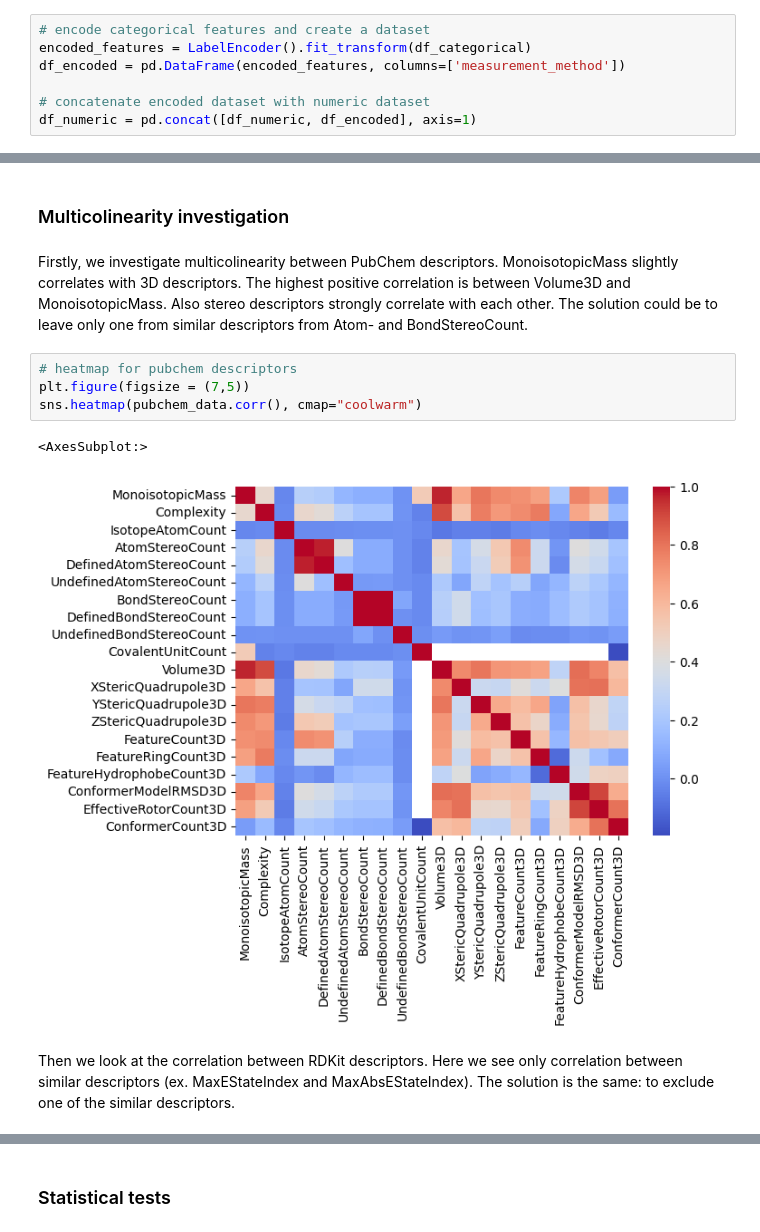
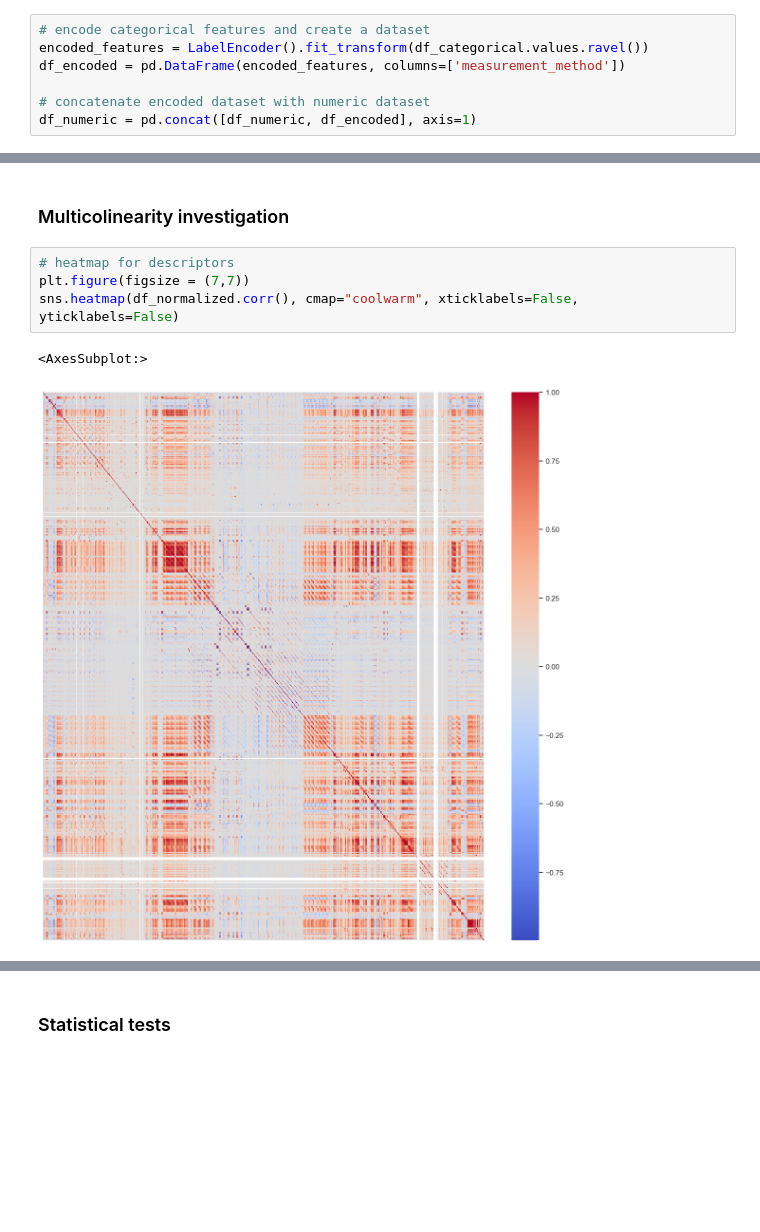
Before and after one commit to AsyaOrlova/ChemAlgorithmsCourse, a Jupyter notebook: homeworks.ipynb, the cells around one changed output, grey strips where cells are left out. Cells and saved outputs as stored; diff of their text form; blank space fills up the shorter version.

```diff
--- a/homeworks.ipynb
+++ b/homeworks.ipynb
@@ -532,7 +532,7 @@ df_numeric = df.drop(['index', 'DOI', 'Date', 'Journal', 'Title', 'Name', 'speci
 df_categorical = pd.DataFrame(df['measurement_method'])
 # %%
 # encode categorical features and create a dataset
-encoded_features = LabelEncoder().fit_transform(df_categorical)
+encoded_features = LabelEncoder().fit_transform(df_categorical.values.ravel())
 df_encoded = pd.DataFrame(encoded_features, columns=['measurement_method'])
 
 # concatenate encoded dataset with numeric dataset
@@ -680,14 +637,10 @@ plt.show()
 [figure]
 # %% [markdown]
 ### Multicolinearity investigation
-# %% [markdown]
-Firstly, we investigate multicolinearity between PubChem descriptors. MonoisotopicMass slightly correlates with 3D descriptors. The highest positive correlation is between Volume3D and MonoisotopicMass. Also stereo descriptors strongly correlate with each other. The solution could be to leave only one from similar descriptors from Atom- and BondStereoCount.
 # %%
-# heatmap for pubchem descriptors
-plt.figure(figsize = (7,5))
-sns.heatmap(pubchem_data.corr(), cmap="coolwarm")
+# heatmap for descriptors
+plt.figure(figsize = (7,7))
+sns.heatmap(df_normalized.corr(), cmap="coolwarm", xticklabels=False, yticklabels=False)
 # %% [output]
 <AxesSubplot:>
-[figure, old version]
+[figure, new version]
-# %% [markdown]
-Then we look at the correlation between RDKit descriptors. Here we see only correlation between similar descriptors (ex. MaxEStateIndex and MaxAbsEStateIndex). The solution is the same: to exclude one of the similar descriptors.
```
Also changed, not shown: parts of 30 cells of this notebook.
